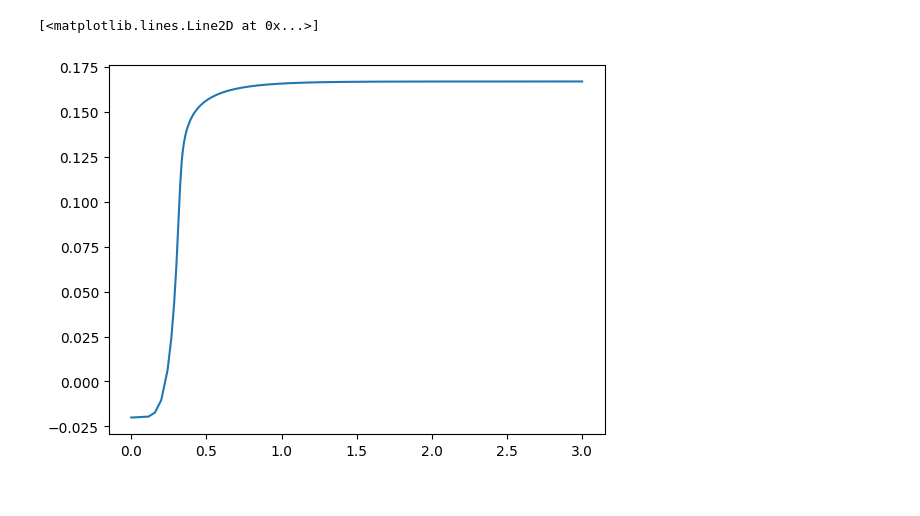
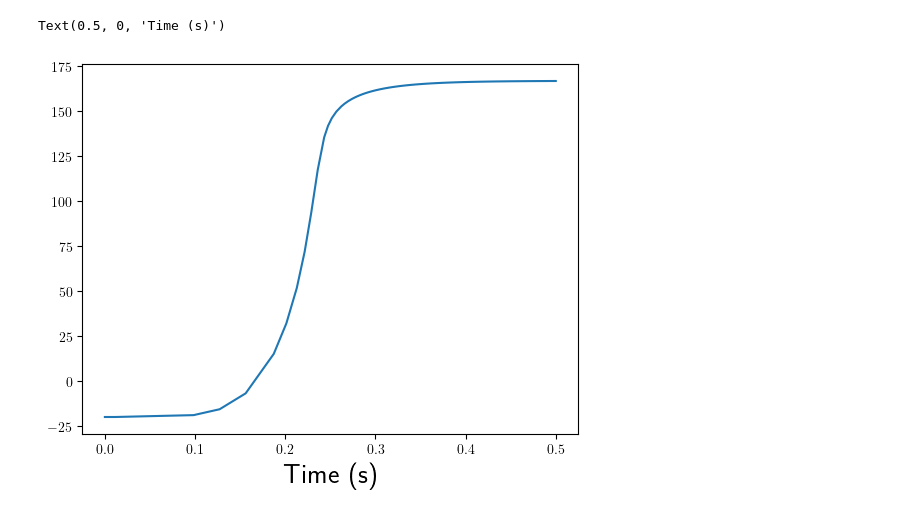
Before and after one commit to dizzyinez/math-neuro-final-project, a Jupyter notebook: VGCC.ipynb, the cells around one changed output. Saved outputs shown, nothing was run; the diff lists cells and outputs as text; code cells hidden in the pictures.

```diff
--- a/VGCC.ipynb
+++ b/VGCC.ipynb
@@ -2,6 +2,8 @@
 import numpy as np
 from scipy.integrate import solve_ivp
 import matplotlib.pyplot as plt
+from mpl_toolkits.axes_grid1 import host_subplot
+plt.rcParams['text.usetex'] = True
 # %%
 F = 96485 # C/mol
 R = 8.314 # J/(mol * k)
@@ -24,15 +29,15 @@ V_neuron = 5.48e-11 # L
 # %%
-def k_1(V):
+def k_1(V, k0_1, z_1):
     return k0_1 * np.exp(F * z_1 * V / R / T)
 
 def k_2(V):
     return k0_2 * np.exp(F * z_2 * V / R / T)
 
-def o_hat(V):
-    return k_1(V) / (k_1(V)+k_2(V))
+def o_hat(V,k):
+    return k_1(V, k, z_1) / (k_1(V, k, z_1)+k_2(V))
 
 def current_to_molar_per_second(I, z):
-    return -I / (z * F * V_neuron_L)
+    return -I / (z * F)
 
 def i_ca(V, c_i, o):
     if np.abs(V) <= 0.00000001:
@@ -46,6 +51,6 @@ def I_Ca(V, c_i, o):
     return s_0 * i * o**n
 
 
-def dodt(V, o):
-    return k_1(V) * (1-o) -k_2(V) * o
+def dodt(V, o, k0_1, z_1):
+    return k_1(V,k0_1, z_1) * (1-o) -k_2(V) * o
 # %%
@@ -67,13 +77,0 @@ np.float64(-249.55160265376915)
-# %%
-# integrate
-def dParams(t, params):
-    V = params[0]
-    o = params[1]
-
-    return np.array([-I_Ca(V, Ca_conc_cyto_0, o), dodt(V, o)])
-    #return np.array([0, dodt(V,o)])
-
-#params_0 = np.array([V_0, o_hat(V_0)])
-params_0 = np.array([-0.02, 0])
-t_span = [0,3]
-sol = solve_ivp(dParams, t_span, params_0)
@@ -104,5 +86,20 @@ plt.plot(sol.t, res)
+# %%
+# integrate
+def dParams(t, params):
+    V = params[0]
+    o = params[1]
+
+    return np.array([-I_Ca(V, Ca_conc_cyto_0, o)/C_membrane, dodt(V, o, 2, z_1)])
+    #return np.array([0, dodt(V,o)])
+
+#params_0 = np.array([V_0, o_hat(V_0)])
+params_0 = np.array([-0.02, 0])
+t_span = [0,0.5]
+sol = solve_ivp(dParams, t_span, params_0)
 # %%
-plt.plot(sol.t, sol.y[0])
+plt.plot(sol.t, sol.y[0]*1e3)
+plt.xlabel("Time (s)", fontsize = 20)
+plt.xlabel("Time (s)", fontsize = 20)
 # %% [output]
-[<matplotlib.lines.Line2D at 0x...>]
+Text(0.5, 0, 'Time (s)')
-[figure, old version]
+[figure, new version]
```
Also changed, not shown: parts of 18 cells of this notebook, 2 other files.
